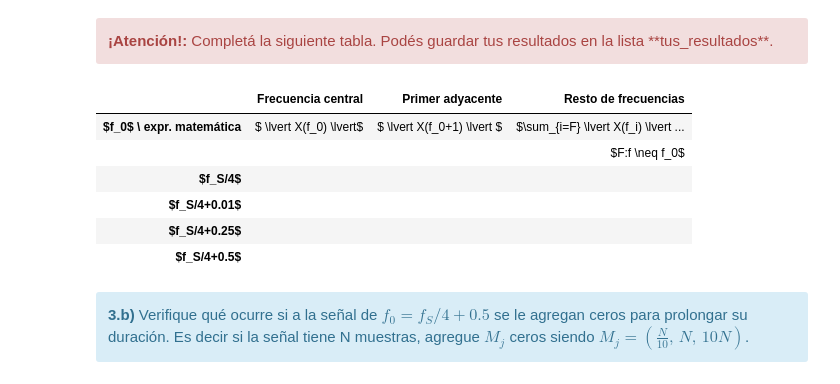
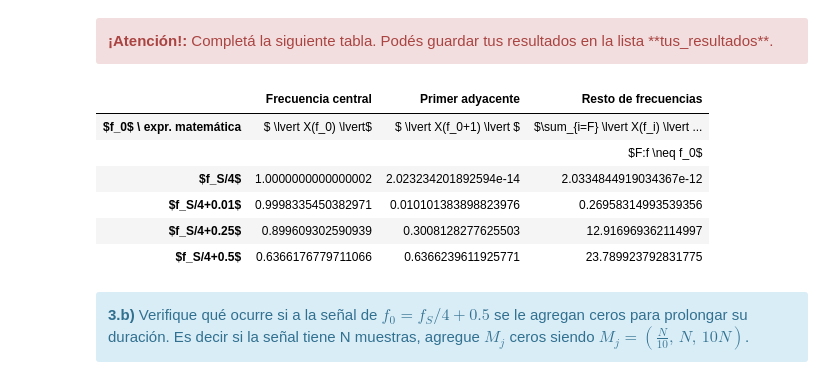
Before and after one commit to fcatuogno/PDS_TPs, a Jupyter notebook: TP1 - Muestreo de señales - Forurier.ipynb, the cells around one changed output. Cells and saved outputs as stored; diff of their text form; code cells hidden in the pictures.

```diff
--- a/TP1 - Muestreo de señales - Forurier.ipynb
+++ b/TP1 - Muestreo de señales - Forurier.ipynb
@@ -240,11 +240,11 @@ plt.show()
 <b>Ayuda:</b> Utilice el módulo **timeit** para medir el tiempo transcurrido.
 </div>
 # %%
-import timeit
+import time
 
-the_start = timeit.timeit()
+the_start = time.time()
 print("hello")
-the_end = timeit.timeit()
+the_end = time.time()
 print(the_start - the_end)
 
 def DFT(x):
@@ -283,10 +283,10 @@ from IPython.display import HTML
 # Tu simulación que genere resultados #
 #######################################
 
-N = [16, 32, 64, 128, 256, 512, 1024, 2048]
+NN = [16, 32, 64, 128, 256, 512, 1024, 2048]
 tus_resultados = [['--']]
 
-for nn in N:
+for nn in NN:
     tiempo, tension = mi_funcion_sen( a0, 0, f0, p0, nn, fs)
 
     the_start = time.time()
@@ -340,31 +340,49 @@ HTML(df.to_html())
 # %%
 #######################################
 # Tu simulación que genere resultados #
 #######################################
 
+Offset = 0
+N = 1000
+
+tus_resultados = [ ['$ \lvert X(f_0) \lvert$', '$ \lvert X(f_0+1) \lvert $', '$\sum_{i=F} \lvert X(f_i) \lvert ^2 $'],
+                   ['',                        '',                           '$F:f \neq f_0$']
+                   ]
+fd = [0, 0.01, 0.25, 0.5]
+
+for f0 in fd:
+    tiempo, xx = mi_funcion_sen( a0, Offset, fs/4+f0, p0, N, fs)
+
+    ff = np.fft.fft(xx)
+    modulo = np.abs(ff)
+
+    potencia = (np.sum(modulo/N))**2
+
+    tus_resultados.append([str(2*modulo[250]/N), str(2*modulo[251]/N), str(potencia-(2*modulo[250]/N)**2)])
+
 #tus_resultados = [ ['$ \lvert X(f_0) \lvert$', '$ \lvert X(f_0+1) \lvert $', '$\sum_{i=F} \lvert X(f_i) \lvert ^2 $'],
-#                   ['',                        '',                           '$F:f \neq f_0$'],
+#                  ['',                        '',                           '$F:f \neq f_0$'],
 #                  ['', '', ''], # <-- acá debería haber numeritos :)
 #                  ['', '', ''], # <-- acá debería haber numeritos :)
 #                  ['', '', ''], # <-- acá debería haber numeritos :)
 #                  ['', '', '']  # <-- acá debería haber numeritos :)
-#                 ]
+#                  ]
 df = DataFrame(tus_resultados, columns=['Frecuencia central', 'Primer adyacente', 'Resto de frecuencias'],
                index=['$f_0$ \ expr. matemática',
                       '',
                       '$f_S/4$',
                       '$f_S/4+0.01$',
                       '$f_S/4+0.25$',
                       '$f_S/4+0.5$'])
 HTML(df.to_html())
 # %% [output]
 |  | Frecuencia central | Primer adyacente | Resto de frecuencias |
 | $f_0$ \ expr. matemática | $ \lvert X(f_0) \lvert$ | $ \lvert X(f_0+1) \lvert $ | $\sum_{i=F} \lvert X(f_i) \lvert ... |
 |  |  |  | $F:f \neq f_0$ |
-| $f_S/4$ |  |  |  |
-| $f_S/4+0.01$ |  |  |  |
-| $f_S/4+0.25$ |  |  |  |
-| $f_S/4+0.5$ |  |  |  |
+| $f_S/4$ | 1.0000000000000002 | 2.023234201892594e-14 | 2.0334844919034367e-12 |
+| $f_S/4+0.01$ | 0.9998335450382971 | 0.010101383898823976 | 0.26958314993539356 |
+| $f_S/4+0.25$ | 0.899609302590939 | 0.3008128277625503 | 12.916969362114997 |
+| $f_S/4+0.5$ | 0.6366176779711066 | 0.6366239611925771 | 23.789923792831775 |
 # %% [markdown]
 <div class="alert alert-block alert-info">
 <b>3.b)</b> Verifique qué ocurre si a la señal de $f_0 = f_S/4 + 0.5$ se le agregan ceros para prolongar su duración. Es decir si la señal tiene N muestras, agregue $M_j$ ceros siendo $M_j = ( \frac{N}{10},\, N,\, 10N)$.
```
Also changed, not shown: parts of 2 cells of this notebook.
